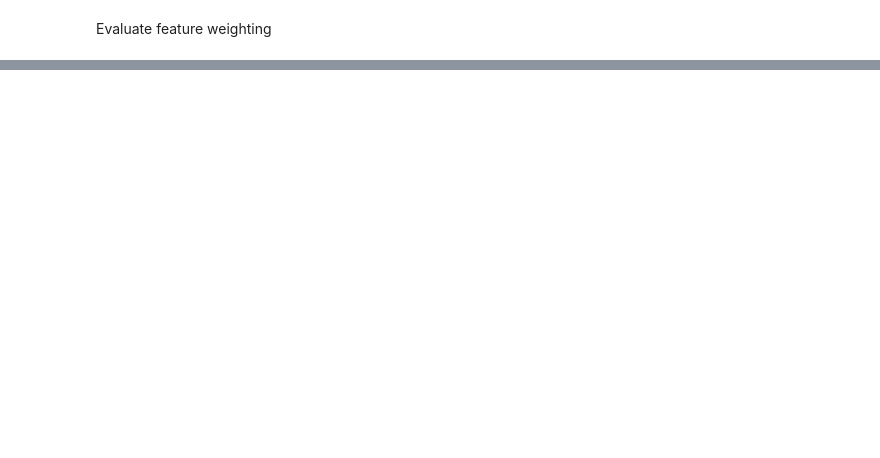
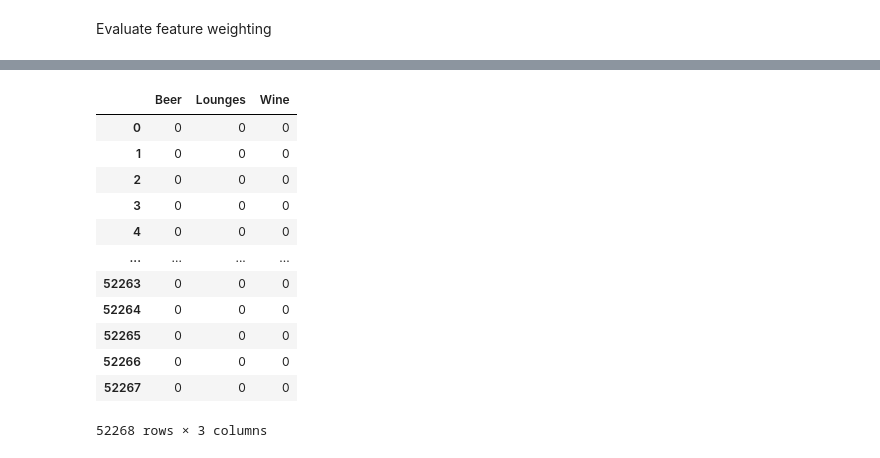
Before and after one commit to egaverilla-thestudent/Restaurant-Recommendation-System-Redux, a Jupyter notebook: experiments/exp_002_feature_weighting.ipynb, the cells around one changed output, grey strips where cells are left out. Drawn from its saved outputs; the diff is of its cells as text; code cells hidden in the pictures; blank space fills up the shorter version.

```diff
--- a/experiments/exp_002_feature_weighting.ipynb
+++ b/experiments/exp_002_feature_weighting.ipynb
@@ -15,0 +66,4 @@ taxonomy.head(3)
+# %%
+restaurants["Extracted Features"] = restaurants["categories"].apply(
+    lambda x: extract_features(x, mapping)
+)
@@ -15,0 +79,20 @@ taxonomy.head(3)
+# %%
+restaurants["Restaurant Type"] = restaurants["Extracted Features"].apply(
+    lambda features: features["Restaurant Type"]
+)
+
+restaurants["Experience"] = restaurants["Extracted Features"].apply(
+    lambda features: features["Experience"]
+)
+
+restaurants["Cuisine"] = restaurants["Extracted Features"].apply(
+    lambda features: features["Cuisine"]
+)
+# %%
+from sklearn.preprocessing import MultiLabelBinarizer
+
+mlb = MultiLabelBinarizer()
+
+cuisine_mlb = mlb.fit_transform(restaurants["Cuisine"])
+
+cuisine_mlb
@@ -15,0 +154,8 @@ taxonomy.head(3)
+# %%
+restaurant_type_mlb = mlb.fit_transform(restaurants["Restaurant Type"])
+
+restaurant_type = mlb.inverse_transform(restaurant_type_mlb)
+
+restaurant_type_df = pd.DataFrame(restaurant_type_mlb, columns=mlb.classes_)
+
+restaurant_type_df
@@ -15,0 +176,22 @@ taxonomy.head(3)
+# %%
+experience_mlb = mlb.fit_transform(restaurants["Experience"])
+
+experience = mlb.inverse_transform(experience_mlb)
+
+experience_df = pd.DataFrame(experience_mlb, columns=mlb.classes_)
+
+experience_df
+# %% [output]
+|  | Beer | Lounges | Wine |
+| 0 | 0 | 0 | 0 |
+| 1 | 0 | 0 | 0 |
+| 2 | 0 | 0 | 0 |
+| 3 | 0 | 0 | 0 |
+| 4 | 0 | 0 | 0 |
+| ... | ... | ... | ... |
+| 52263 | 0 | 0 | 0 |
+| 52264 | 0 | 0 | 0 |
+| 52265 | 0 | 0 | 0 |
+| 52266 | 0 | 0 | 0 |
+| 52267 | 0 | 0 | 0 |
+52268 rows × 3 columns
```
Also changed, not shown: parts of 28 cells of this notebook.
